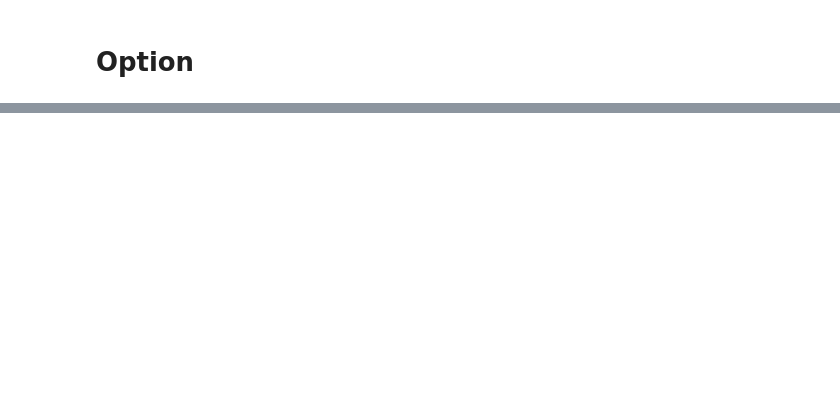
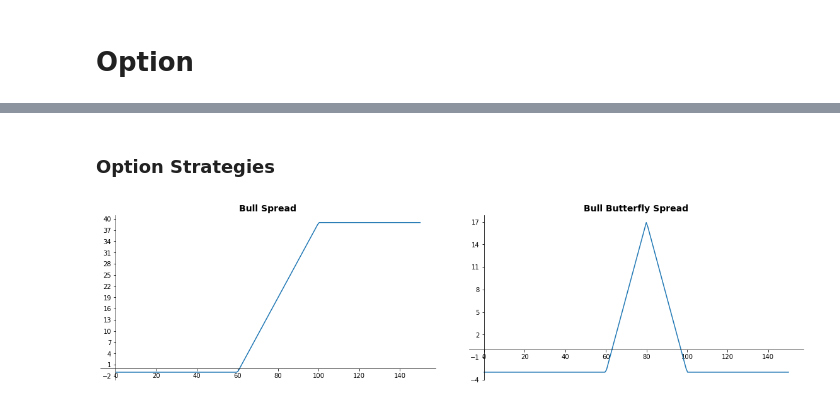
Before and after one commit to Vuong-Chu/Projects, a Jupyter notebook: Python/Quant Finance/Quant Finance.ipynb, the cells around one changed output, grey strips where cells are left out. Cells and saved outputs as stored; diff of their text form; code cells hidden in the pictures; blank space fills up the shorter version.

```diff
--- a/Python/Quant Finance/Quant Finance.ipynb
+++ b/Python/Quant Finance/Quant Finance.ipynb
@@ -38,0 +63,48 @@ Execise!
+# %% [markdown]
+### Option Strategies
+# %%
+"""
+1. Bull Spread
++ Hold 1 call option with strike price E1
++ Write 1 call option with strike price E3 (E3 > E1)
+
+2. Bull Butterfly Spread
++ Hold 2 call options with strike prices E1, E3 (E3 > E1)
++ Write 2 call options with the strike price E2 = (E1+E3)/2
+"""
+cost = 1
+E1 = 60
+E3 = 100
+E2 = (E1+E3)/2
+St = np.linspace(0,150,200)
+N = np.size(St)
+y1 = np.maximum(np.zeros(N),St-E1) + np.maximum(np.zeros(N),St-E3) - cost
+y2 = 2*(-np.maximum(np.zeros(N),St-E2) - cost)
+
+payoff1 = np.maximum(np.zeros(N),St-E1) - np.maximum(np.zeros(N),St-E3) - cost
+
+payoff2 = y1 + y2
+
+fig1 = plt.figure(figsize=(20,12))
+plt.subplots_adjust(hspace = 0.5, wspace = 0.1)
+
+ax1 = plt.subplot(2,2,1)
+ax1.plot(St,payoff1)
+ax1.yaxis.set_ticks(np.arange(int(min(payoff1)-1),int(max(payoff1+2)),3)) #Change y tick
+ax1.spines['left'].set_position(('data', 0))
+ax1.spines['bottom'].set_position(('data', 0))
+ax1.spines['top'].set_visible(False)
+ax1.spines['right'].set_visible(False)
+ax1.set_title("Bull Spread",fontsize = 14, fontweight = "bold")
+
+ax2 = plt.subplot(2,2,2)
+ax2.plot(St,payoff2)
+ax2.yaxis.set_ticks(np.arange(int(min(payoff2)-1),int(max(payoff2+2)),3)) #Change y tick
+ax2.spines['left'].set_position(('data', 0))
+ax2.spines['bottom'].set_position(('data', 0))
+ax2.spines['top'].set_visible(False)
+ax2.spines['right'].set_visible(False)
+ax2.set_title("Bull Butterfly Spread",fontsize = 14, fontweight = "bold")
+fig1.show()
+# %% [output]
+[figure, added]
```
Also changed, not shown: parts of 11 cells of this notebook.
